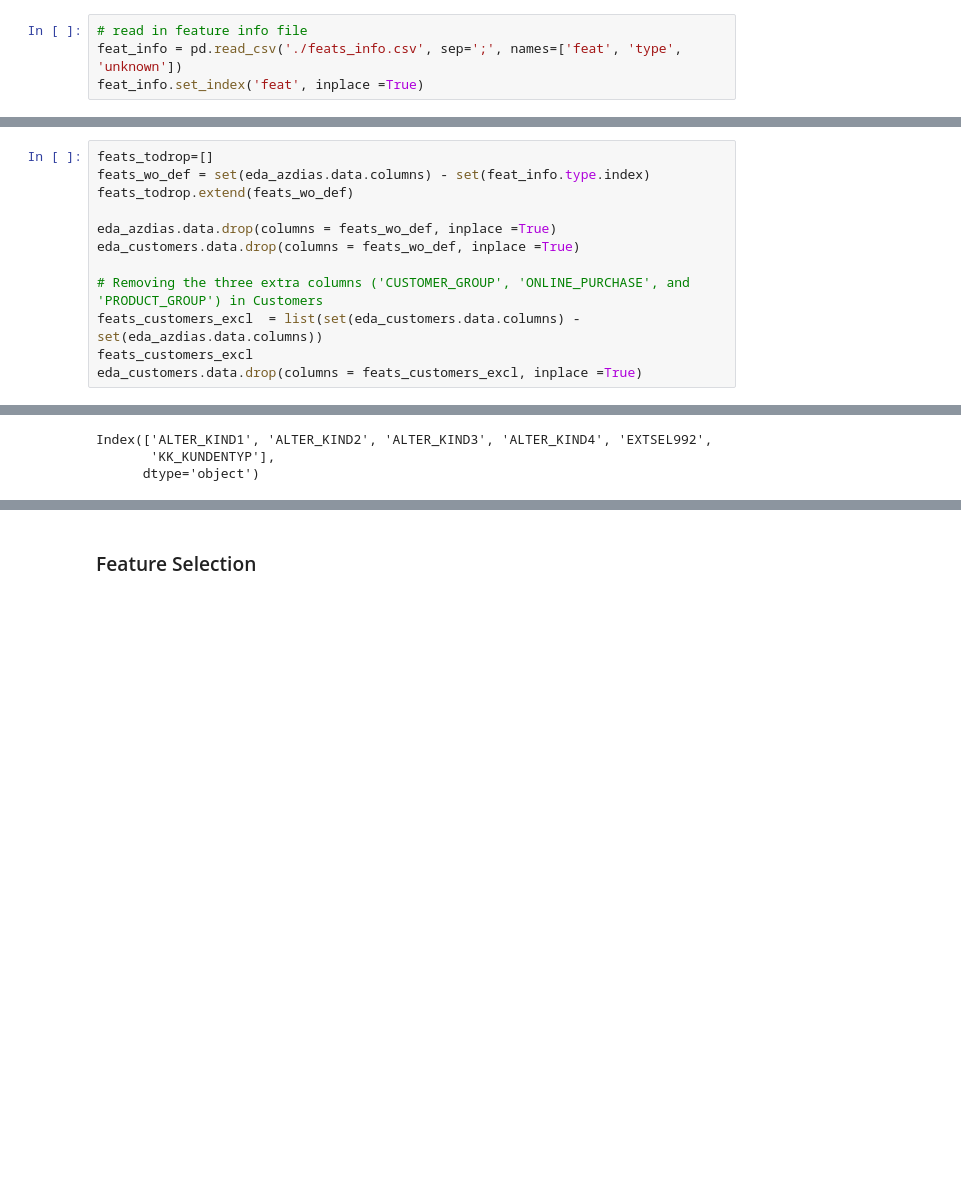
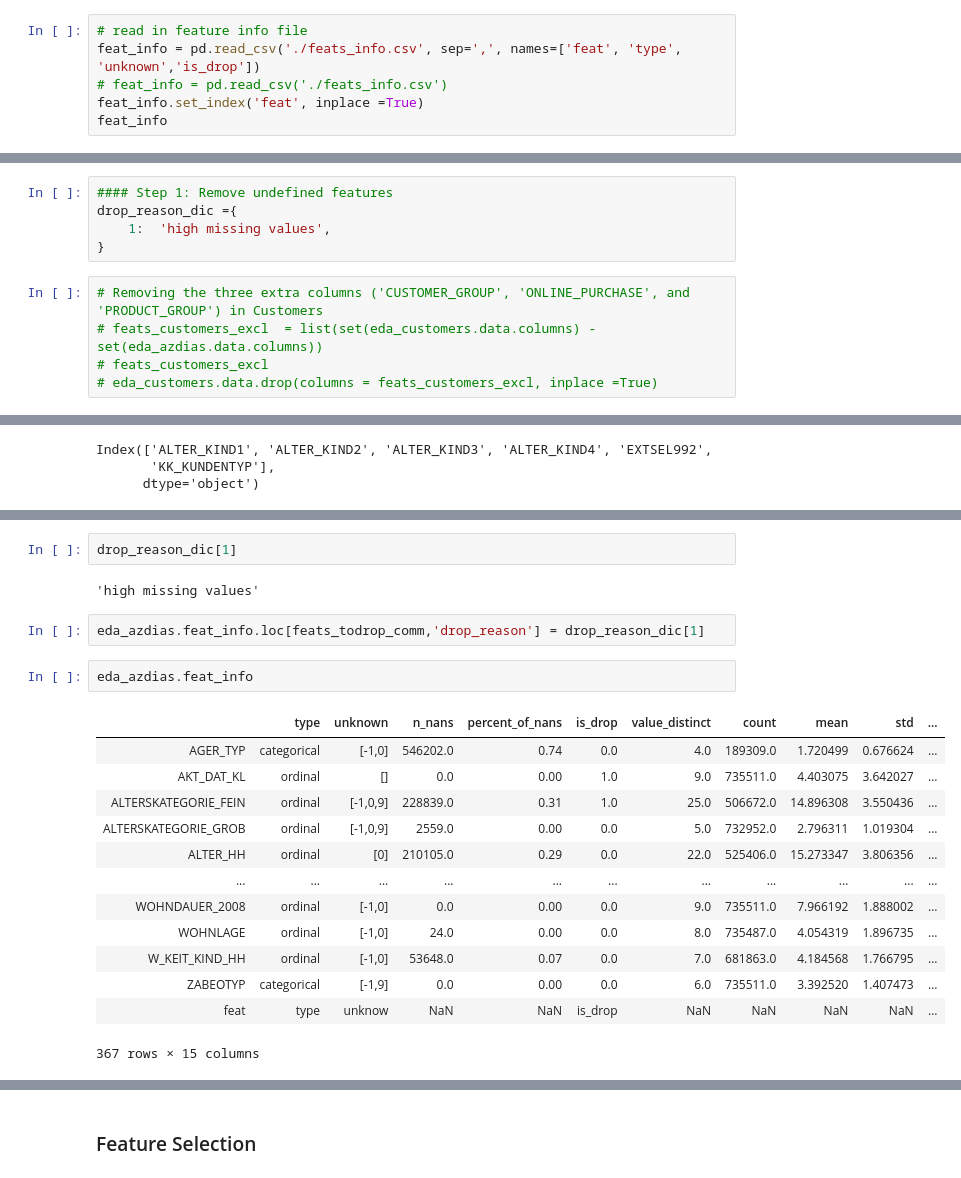
Before and after one commit to binliu-base/udacity-dsnd-capstone-arvato, a Jupyter notebook: Arvato Project Workbook.ipynb, the cells around one changed output, grey strips where cells are left out. Saved outputs shown, nothing was run; the diff lists cells and outputs as text; blank space fills up the shorter version.

```diff
--- a/Arvato Project Workbook.ipynb
+++ b/Arvato Project Workbook.ipynb
@@ -61,5 +61,7 @@ azdias = pd.read_pickle ('../data/azdias.p')
 customers = pd.read_pickle ('../data/customers.p')
 # %%
 # read in feature info file
-feat_info = pd.read_csv('./feats_info.csv', sep=';', names=['feat', 'type', 'unknown'])
+feat_info = pd.read_csv('./feats_info.csv', sep=',', names=['feat', 'type', 'unknown','is_drop'])
+# feat_info = pd.read_csv('./feats_info.csv')
 feat_info.set_index('feat', inplace =True)
+feat_info
@@ -93,15 +91,13 @@ eda_customers= eda.EDA(customers, feat_info, label = 'Customers')
+# %%
+#### Step 1: Remove undefined features
+drop_reason_dic ={
+    1:  'high missing values',
+}
 # %%
-feats_todrop=[]
-feats_wo_def = set(eda_azdias.data.columns) - set(feat_info.type.index)
-feats_todrop.extend(feats_wo_def)
-
-eda_azdias.data.drop(columns = feats_wo_def, inplace =True)
-eda_customers.data.drop(columns = feats_wo_def, inplace =True)
-
 # Removing the three extra columns ('CUSTOMER_GROUP', 'ONLINE_PURCHASE', and 'PRODUCT_GROUP') in Customers
-feats_customers_excl  = list(set(eda_customers.data.columns) - set(eda_azdias.data.columns))
-feats_customers_excl
-eda_customers.data.drop(columns = feats_customers_excl, inplace =True)
+# feats_customers_excl  = list(set(eda_customers.data.columns) - set(eda_azdias.data.columns))
+# feats_customers_excl
+# eda_customers.data.drop(columns = feats_customers_excl, inplace =True)
 # %% [markdown]
 ####  Step 2:  Converting of missing and unknown data to NaN
 # %%
@@ -197,3 +202,25 @@ feats_todrop.extend(feats_todrop_comm)
+# %%
+drop_reason_dic[1]
+# %% [output]
+'high missing values'
+# %%
+eda_azdias.feat_info.loc[feats_todrop_comm,'drop_reason'] = drop_reason_dic[1]
+# %%
+eda_azdias.feat_info
+# %% [output]
+|  | type | unknown | n_nans | percent_of_nans | is_drop | value_distinct | count | mean | std | ... |
+| AGER_TYP | categorical | [-1,0] | 546202.0 | 0.74 | 0.0 | 4.0 | 189309.0 | 1.720499 | 0.676624 | ... |
+| AKT_DAT_KL | ordinal | [] | 0.0 | 0.00 | 1.0 | 9.0 | 735511.0 | 4.403075 | 3.642027 | ... |
+| ALTERSKATEGORIE_FEIN | ordinal | [-1,0,9] | 228839.0 | 0.31 | 1.0 | 25.0 | 506672.0 | 14.896308 | 3.550436 | ... |
+| ALTERSKATEGORIE_GROB | ordinal | [-1,0,9] | 2559.0 | 0.00 | 0.0 | 5.0 | 732952.0 | 2.796311 | 1.019304 | ... |
+| ALTER_HH | ordinal | [0] | 210105.0 | 0.29 | 0.0 | 22.0 | 525406.0 | 15.273347 | 3.806356 | ... |
+| ... | ... | ... | ... | ... | ... | ... | ... | ... | ... | ... |
+| WOHNDAUER_2008 | ordinal | [-1,0] | 0.0 | 0.00 | 0.0 | 9.0 | 735511.0 | 7.966192 | 1.888002 | ... |
+| WOHNLAGE | ordinal | [-1,0] | 24.0 | 0.00 | 0.0 | 8.0 | 735487.0 | 4.054319 | 1.896735 | ... |
+| W_KEIT_KIND_HH | ordinal | [-1,0] | 53648.0 | 0.07 | 0.0 | 7.0 | 681863.0 | 4.184568 | 1.766795 | ... |
+| ZABEOTYP | categorical | [-1,9] | 0.0 | 0.00 | 0.0 | 6.0 | 735511.0 | 3.392520 | 1.407473 | ... |
+| feat | type | unknow | NaN | NaN | is_drop | NaN | NaN | NaN | NaN | ... |
+367 rows × 15 columns
 # %%
 print(f'Before delete the high missing rate features/columns, {eda_azdias} has {eda_azdias.data.shape[1]} features.')
 for x in feats_todrop_comm:
```
Also changed, not shown: parts of 72 cells of this notebook, 2 other files.
